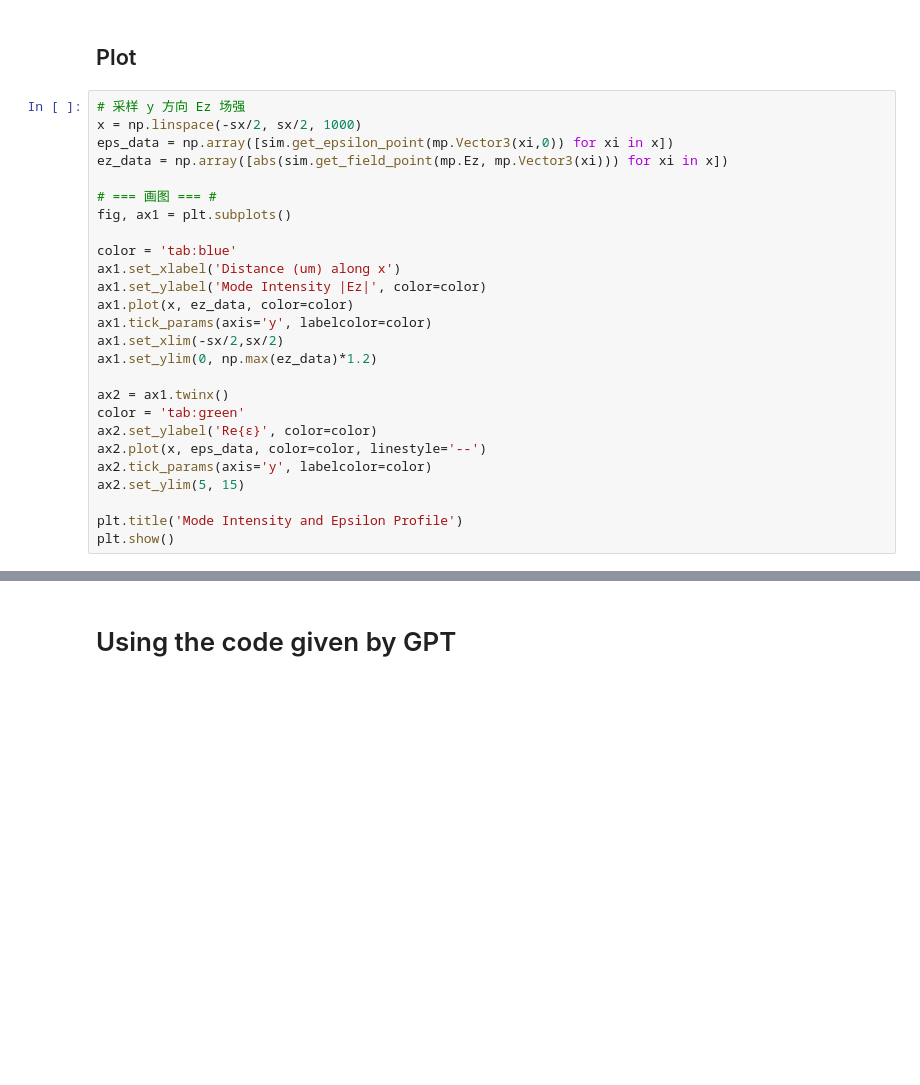
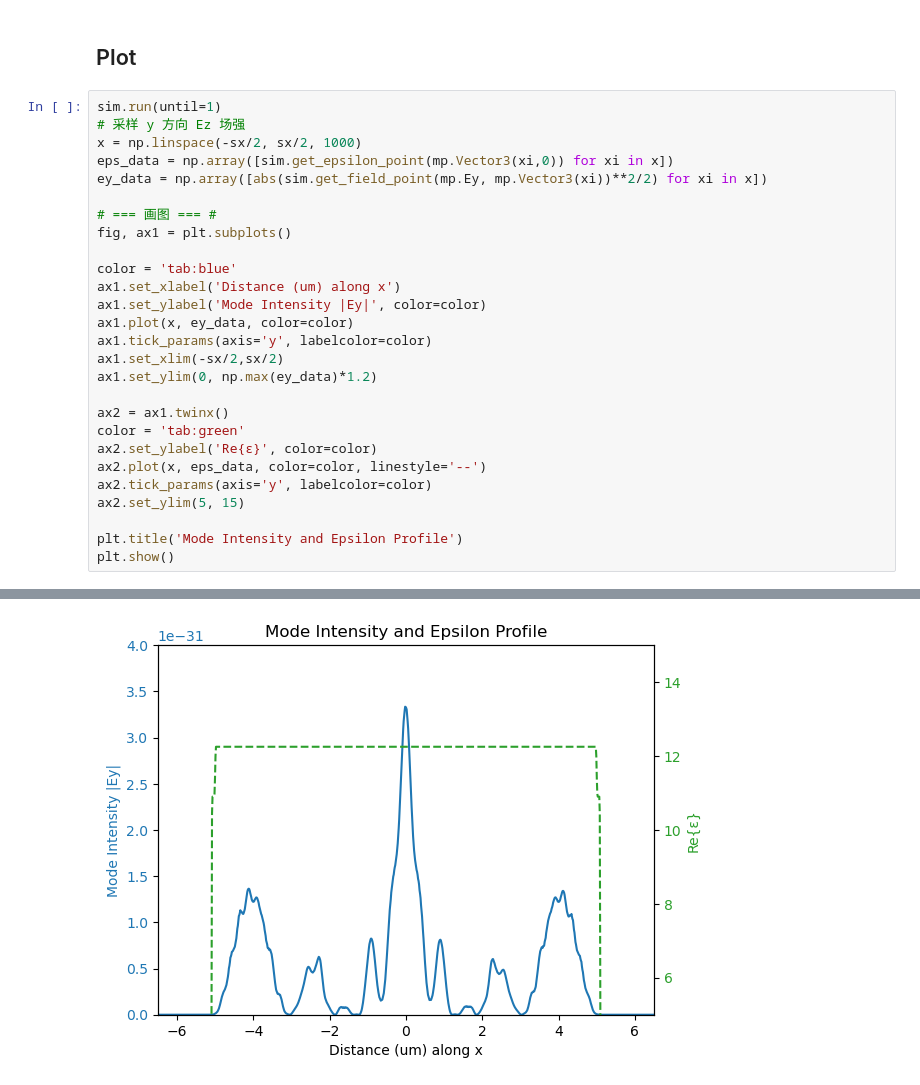
Before and after one commit to zhou277/Semiconductor_laser, a Jupyter notebook: QCL_Lab.ipynb, the cells around one changed output, grey strips where cells are left out. Saved outputs shown, nothing was run; the diff lists cells and outputs as text; blank space fills up the shorter version.

```diff
--- a/QCL_Lab.ipynb
+++ b/QCL_Lab.ipynb
@@ -810,21 +823,22 @@ for i in range (10,100,10):
 # %% [markdown]
 ## Plot
 # %%
+sim.run(until=1)
 # 采样 y 方向 Ez 场强
 x = np.linspace(-sx/2, sx/2, 1000)
 eps_data = np.array([sim.get_epsilon_point(mp.Vector3(xi,0)) for xi in x])
-ez_data = np.array([abs(sim.get_field_point(mp.Ez, mp.Vector3(xi))) for xi in x])
+ey_data = np.array([abs(sim.get_field_point(mp.Ey, mp.Vector3(xi))**2/2) for xi in x])
 
 # === 画图 === #
 fig, ax1 = plt.subplots()
 
 color = 'tab:blue'
 ax1.set_xlabel('Distance (um) along x')
-ax1.set_ylabel('Mode Intensity |Ez|', color=color)
-ax1.plot(x, ez_data, color=color)
+ax1.set_ylabel('Mode Intensity |Ey|', color=color)
+ax1.plot(x, ey_data, color=color)
 ax1.tick_params(axis='y', labelcolor=color)
 ax1.set_xlim(-sx/2,sx/2)
-ax1.set_ylim(0, np.max(ez_data)*1.2)
+ax1.set_ylim(0, np.max(ey_data)*1.2)
 
 ax2 = ax1.twinx()
 color = 'tab:green'
@@ -835,3 +849,4 @@ ax2.set_ylim(5, 15)
 
 plt.title('Mode Intensity and Epsilon Profile')
 plt.show()
+# %% [output]
@@ -838,2 +855 @@ plt.show()
+[figure, added]
-# %% [markdown]
-# Using the code given by GPT
```
Also changed, not shown: parts of 5 cells of this notebook, 8 other files.
